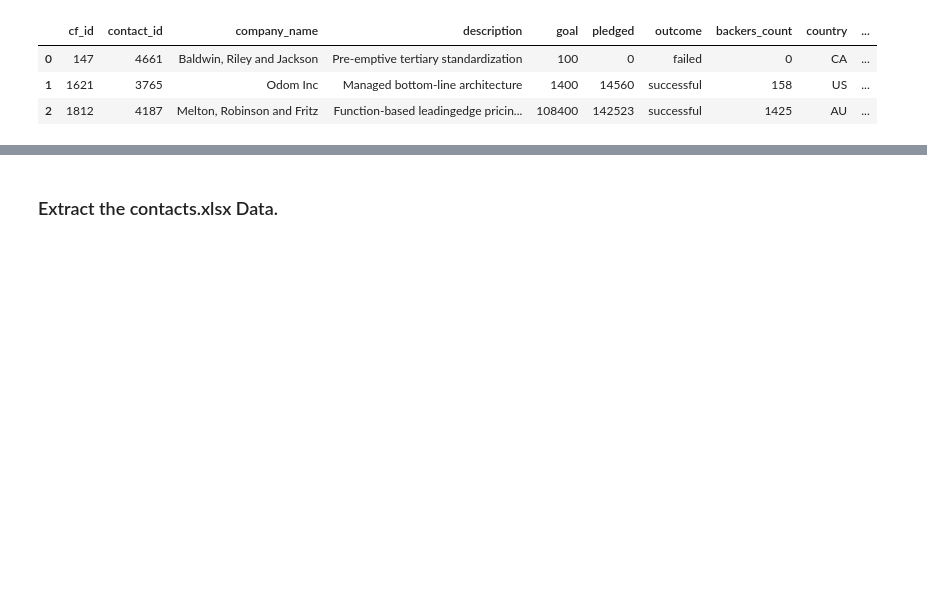
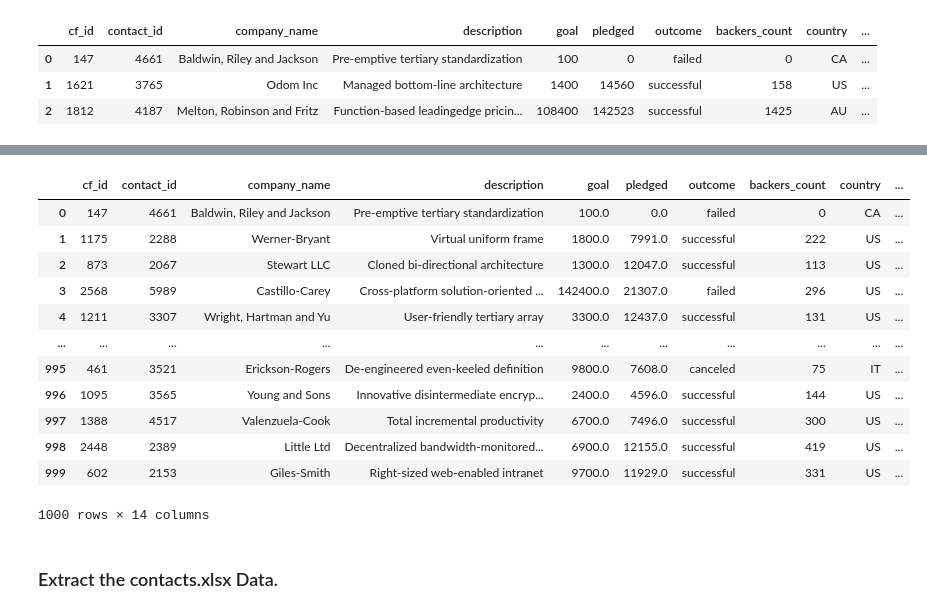
Before and after one commit to emilyneaville/Crowdfunding_ETL, a Jupyter notebook: ETL_project_file.ipynb, the cells around one changed output, grey strips where cells are left out. Saved outputs shown, nothing was run; the diff lists cells and outputs as text; code cells hidden in the pictures; blank space fills up the shorter version.

Commit message:
Finished cleaning campaign dataframe and exported it to a csv file

```diff
--- a/ETL_project_file.ipynb
+++ b/ETL_project_file.ipynb
@@ -207,7 +259,8 @@ dtype: object
 # %%
 # Format the launched_date and end_date columns to datetime format
 from datetime import datetime as dt
-campaign_df[['launch_date', 'end_date']] = campaign_df[['launch_date', 'end_date']].astype('datetime64[ns]')
+campaign_df['launch_date'] = pd.to_datetime(campaign_df['launch_date'], unit= 's').dt.strftime('%Y-%m-%d')
+campaign_df['end_date'] = pd.to_datetime(campaign_df['end_date'], unit= 's').dt.strftime('%Y-%m-%d')
 # Check the datatypes
-campaign_df.dtypes
+campaign_df.head()
 # %% [output]
@@ -230,6 +273,7 @@ dtype: object
 # %%
 # Merge the campaign_df with the category_df on the "category" column and
 # the subcategory_df on the "subcategory" column.
-
+campaign_merged_df = pd.merge(campaign_df, category_df, on='category')
+campaign_merged_df = pd.merge(campaign_merged_df, subcategory_df, on='subcategory')
 
 campaign_merged_df.tail(10)
@@ -238,3 +292,21 @@ campaign_merged_df.tail(10)
+# %%
+# Drop unwanted columns
+campaign_cleaned = campaign_merged_df.drop(columns=['staff_pick', 'spotlight', 'category & sub-category', 'category', 'subcategory'])
+campaign_cleaned
+# %% [output]
+|  | cf_id | contact_id | company_name | description | goal | pledged | outcome | backers_count | country | ... |
+| 0 | 147 | 4661 | Baldwin, Riley and Jackson | Pre-emptive tertiary standardization | 100.0 | 0.0 | failed | 0 | CA | ... |
+| 1 | 1175 | 2288 | Werner-Bryant | Virtual uniform frame | 1800.0 | 7991.0 | successful | 222 | US | ... |
+| 2 | 873 | 2067 | Stewart LLC | Cloned bi-directional architecture | 1300.0 | 12047.0 | successful | 113 | US | ... |
+| 3 | 2568 | 5989 | Castillo-Carey | Cross-platform solution-oriented ... | 142400.0 | 21307.0 | failed | 296 | US | ... |
+| 4 | 1211 | 3307 | Wright, Hartman and Yu | User-friendly tertiary array | 3300.0 | 12437.0 | successful | 131 | US | ... |
+| ... | ... | ... | ... | ... | ... | ... | ... | ... | ... | ... |
+| 995 | 461 | 3521 | Erickson-Rogers | De-engineered even-keeled definition | 9800.0 | 7608.0 | canceled | 75 | IT | ... |
+| 996 | 1095 | 3565 | Young and Sons | Innovative disintermediate encryp... | 2400.0 | 4596.0 | successful | 144 | US | ... |
+| 997 | 1388 | 4517 | Valenzuela-Cook | Total incremental productivity | 6700.0 | 7496.0 | successful | 300 | US | ... |
+| 998 | 2448 | 2389 | Little Ltd | Decentralized bandwidth-monitored... | 6900.0 | 12155.0 | successful | 419 | US | ... |
+| 999 | 602 | 2153 | Giles-Smith | Right-sized web-enabled intranet | 9700.0 | 11929.0 | successful | 331 | US | ... |
+1000 rows × 14 columns
 # %%
 # Export the DataFrame as a CSV file.
 campaign_cleaned.to_csv("Resources/campaign.csv", index=False)
```
Also changed, not shown: parts of 14 cells of this notebook, 1 other file.
